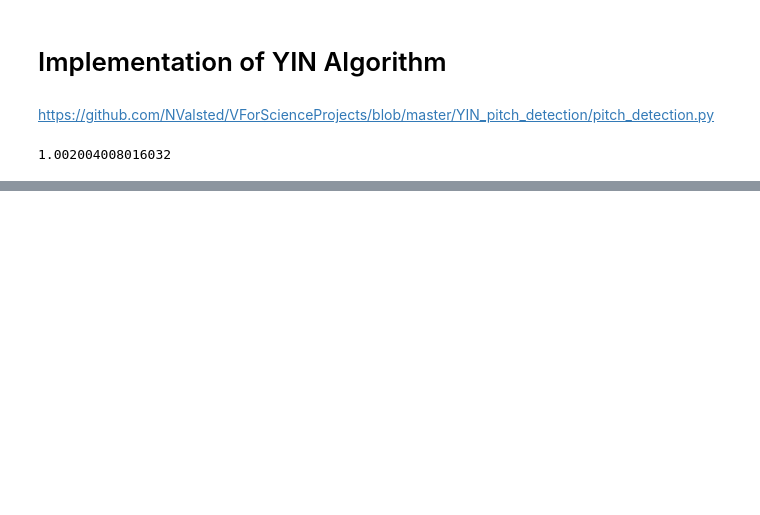
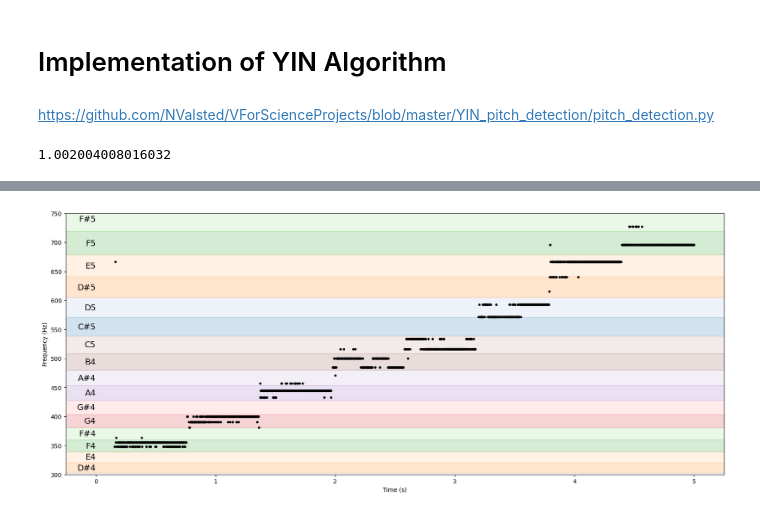
Before and after one commit to PabloSML/Pitch-Tracking, a Jupyter notebook: Notebooks/yin.ipynb, the cells around one changed output, grey strips where cells are left out. Cells and saved outputs as stored; diff of their text form; code cells hidden in the pictures; blank space fills up the shorter version.

```diff
--- a/Notebooks/yin.ipynb
+++ b/Notebooks/yin.ipynb
@@ -127,0 +158,22 @@ plt.show()
+# %%
+sample_rate_piano, data_piano = wavfile.read(f'audios\lidio.wav')
+data_piano = data_piano.astype(np.float64)
+data_piano = data_piano[:,0]
+windows_size_piano = int(5 / 2000 * 16000)
+bounds_piano = [ 20, 2000 ]
+
+pitches_memo_piano = []
+
+for i in tqdm(range (data_piano.shape[0] // (windows_size_piano+3))):
+    pitches_memo_piano.append(augmented_detect_pitch_CMNDF(data_piano, windows_size_piano, i * windows_size_piano, sample_rate_piano, bounds_piano))
+# %%
+x_piano = np.linspace(0,len(data_piano)//sample_rate_piano, num=len(pitches_memo_piano))
+plt.figure(figsize=(20,8))
+plot_note_intervals(fmin=300, fmax=750)
+plt.plot(x_piano,pitches_memo_piano,'.k')
+plt.ylim(300,750)
+plt.xlabel('Time (s)')
+plt.ylabel('Frequency (Hz)')
+plt.show()
+# %% [output]
+[figure, added]
```
Also changed, not shown: parts of 3 cells of this notebook, 1 other file.
